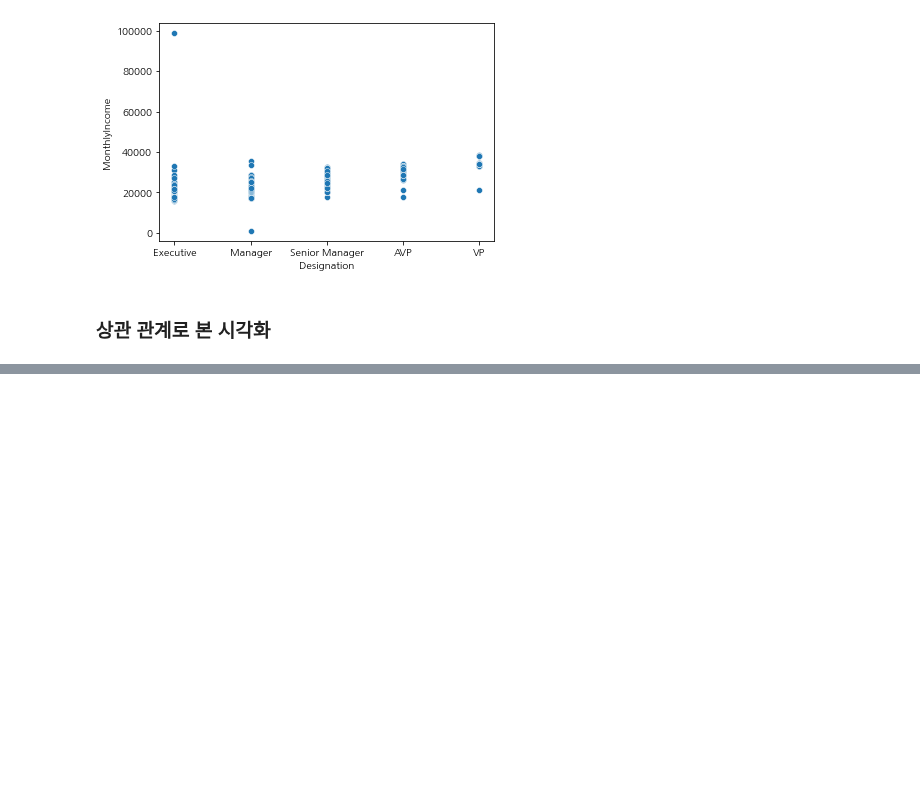
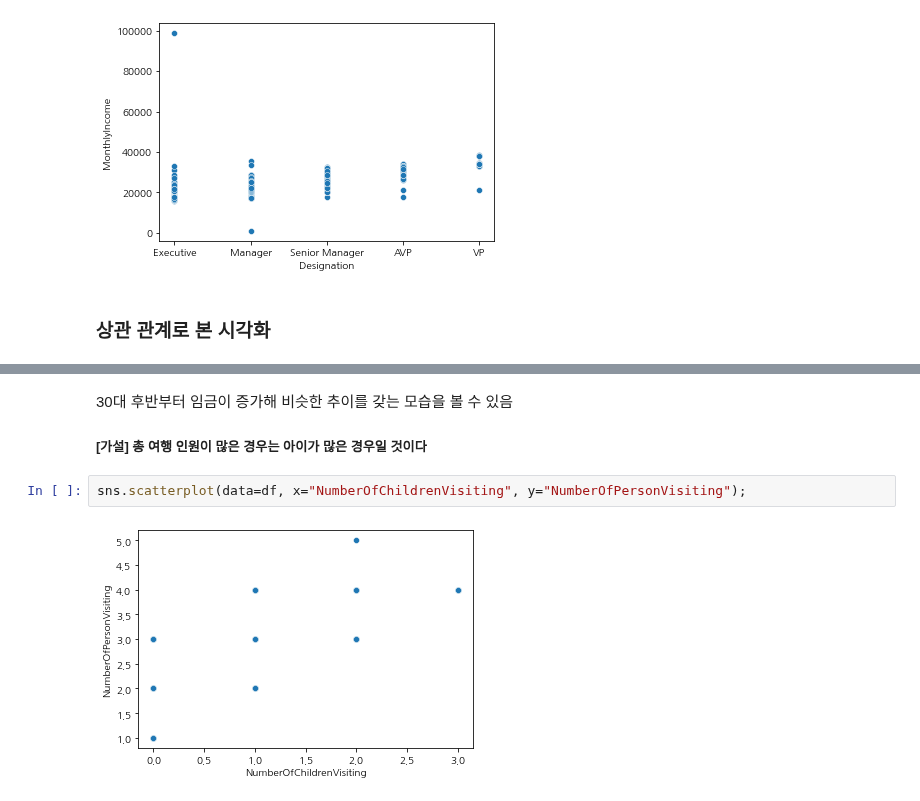
Before and after one commit to nuyhc/Struggles, a Jupyter notebook: Visualize Travel Product Analysis/Visualize Travel Product Analysis.ipynb, the cells around one changed output, grey strips where cells are left out. Cells and saved outputs as stored; diff of their text form; blank space fills up the shorter version.

```diff
--- a/Visualize Travel Product Analysis/Visualize Travel Product Analysis.ipynb
+++ b/Visualize Travel Product Analysis/Visualize Travel Product Analysis.ipynb
@@ -232,0 +266,8 @@ df.corr().style.background_gradient()
+# %% [markdown]
+30대 후반부터 임금이 증가해 비슷한 추이를 갖는 모습을 볼 수 있음
+
+##### [가설] 총 여행 인원이 많은 경우는 아이가 많은 경우일 것이다
+# %%
+sns.scatterplot(data=df, x="NumberOfChildrenVisiting", y="NumberOfPersonVisiting");
+# %% [output]
+[figure, added]
```
Also changed, not shown: parts of 5 cells of this notebook.
